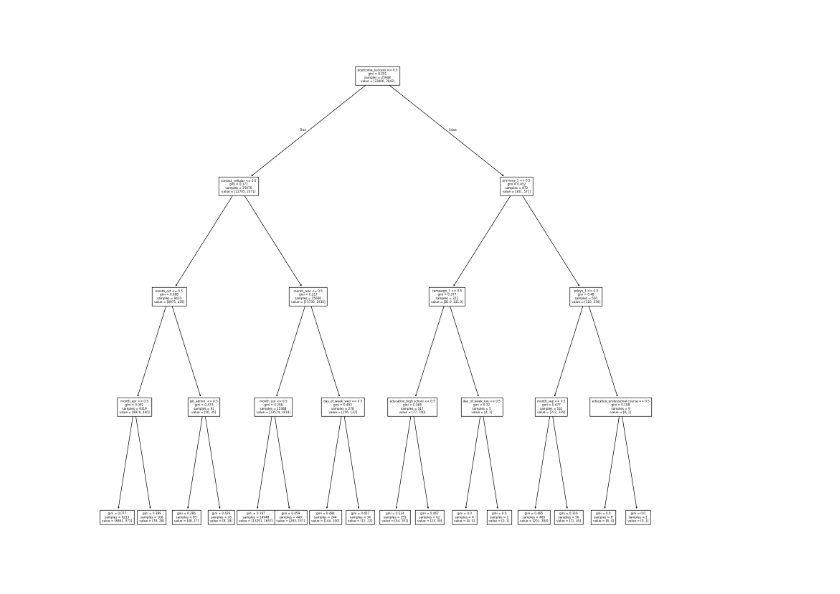
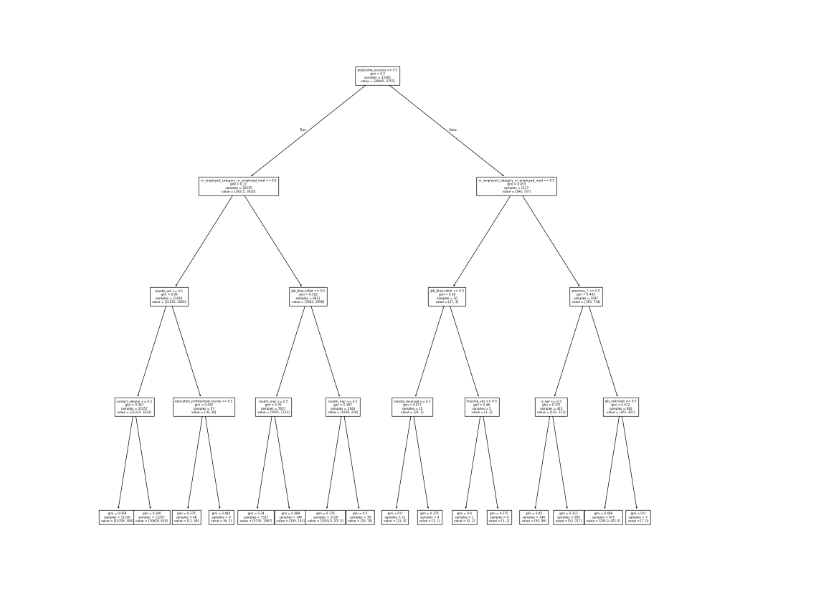
Before and after one commit to nelsbuhrley/CSE-450-Machine-learning, a Jupyter notebook: notebooks/hint_decisiontrees_polars.ipynb, the cells around one changed output. Cells and saved outputs as stored; diff of their text form; code cells hidden in the pictures.

```diff
--- a/notebooks/hint_decisiontrees_polars.ipynb
+++ b/notebooks/hint_decisiontrees_polars.ipynb
@@ -55,0 +46,42 @@ clf.score(x_test, y_test)
+# %%
+##lets seperate out some values
+
+data = data.with_columns([
+    pl.when(pl.col('day_of_week').is_in(['tue', 'wed', 'thu']))
+        .then(1)
+        .otherwise(0)
+        .alias('is_twr')
+]).with_columns(
+    pl.when(pl.col('nr.employed') < 5101).then(pl.lit('nr_employed_med'))
+    .when(pl.col('nr.employed') < 5001).then(pl.lit('nr_employed_low'))
+    .otherwise(pl.lit('nr_employed_high'))
+    .alias('nr_employed_category')
+)
+
+print(data.select('is_twr').unique())
+
+# Re-define features to ensure it's a list of strings for categorical columns
+features = ['job', 'marital', 'education', 'default', 'housing', 'loan', 'contact', 'month', 'poutcome', 'campaign', 'pdays', 'previous', 'nr_employed_category']
+
+# Create a list of all columns to be included in x
+selected_x_columns = features + ['is_twr']
+
+# Select these columns from data and then apply to_dummies to the categorical ones
+# Polars to_dummies on a DataFrame will dummify the specified columns and retain others.
+x = data.select(selected_x_columns).to_dummies(features, drop_first=True)
+
+y = data.select(pl.col('y'))
+
+x_train, x_test, y_train, y_test = train_test_split(x, y, test_size=0.10)
+
+# Reshape y_train and y_test to 1D arrays to avoid DataConversionWarning
+y_train_raveled = y_train.to_series().to_numpy().ravel()
+y_test_raveled = y_test.to_series().to_numpy().ravel()
+
+clf1 = skl.ensemble.RandomForestClassifier(max_depth = 4)
+clf1.fit(x_train, y_train_raveled)
+print(clf1.score(x_test, y_test_raveled))
+
+clf2 = DecisionTreeClassifier(max_depth=4)
+clf2.fit(x_train, y_train_raveled)
+print(clf2.score(x_test, y_test_raveled))
@@ -56,9 +100,9 @@ clf.score(x_test, y_test)
 # %%
 # Let's visualize the tree
 import matplotlib.pyplot as plt
 
 fig, ax = plt.subplots(figsize=(20, 20))
-tree.plot_tree(clf, fontsize=6, feature_names=x.columns)
+tree.plot_tree(clf2, fontsize=6, feature_names=x.columns)
 plt.show()
 # %% [output]
-[figure, old version]
+[figure, new version]
```
Also changed, not shown: parts of 3 cells of this notebook.
